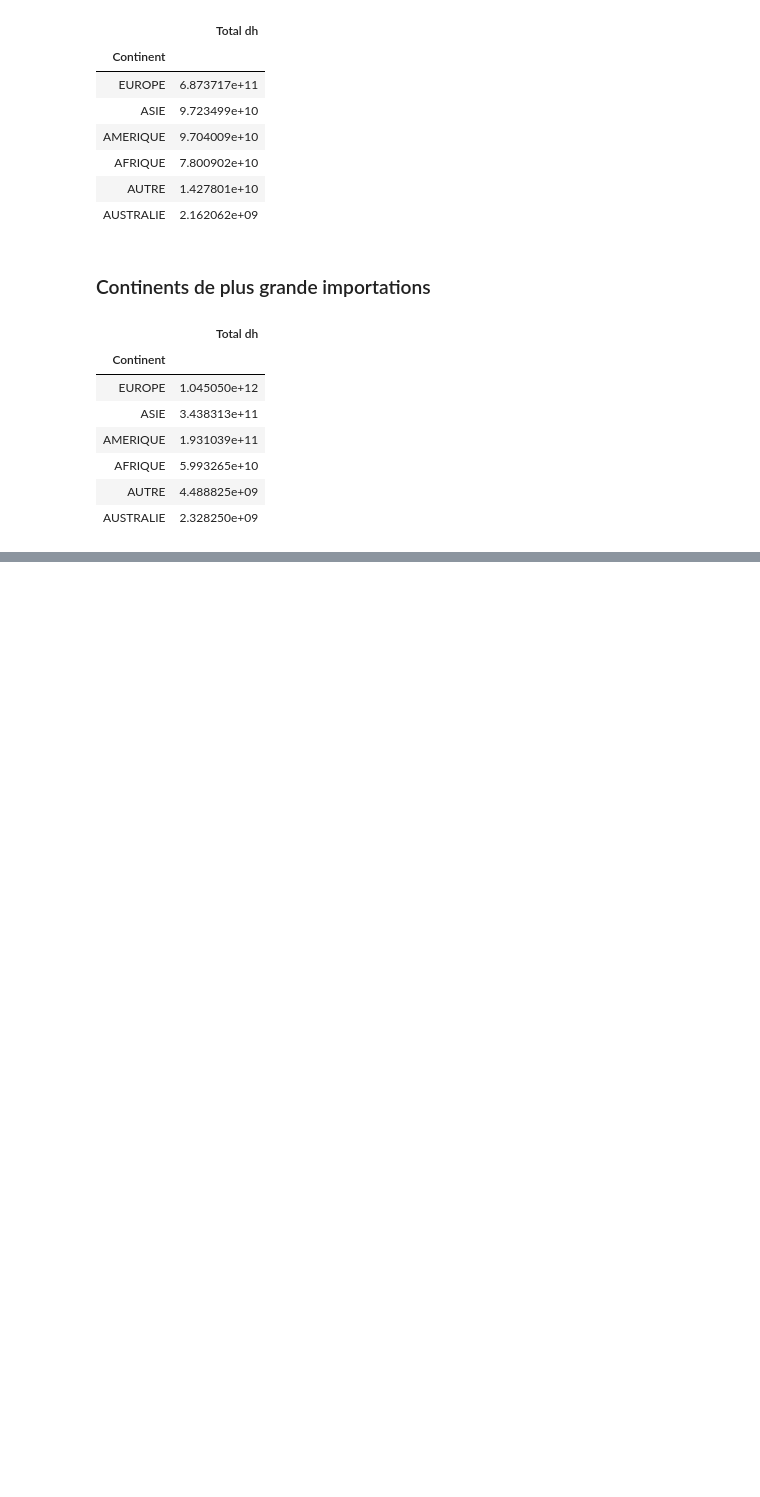
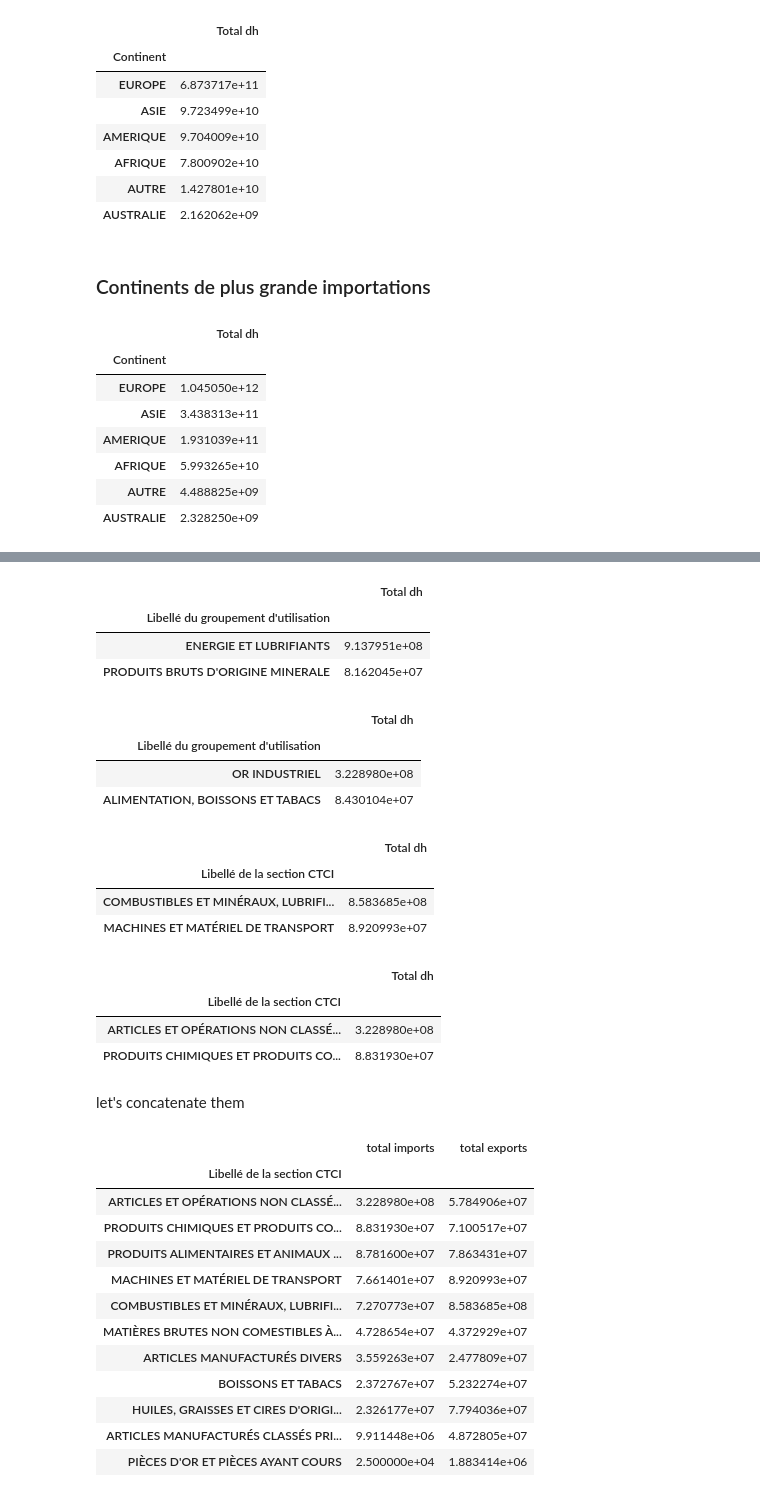
Before and after one commit to Hamid-abdellaoui/Morocco_Exchange_VIZ, a Jupyter notebook: Data/Data_prep.ipynb, the cells around one changed output, grey strips where cells are left out. Drawn from its saved outputs; the diff is of its cells as text; code cells hidden in the pictures; blank space fills up the shorter version.

Commit message:
updating nb , main app , styles and deleting useless data

```diff
--- a/Data/Data_prep.ipynb
+++ b/Data/Data_prep.ipynb
@@ -413,0 +373,7 @@ Export_total[(Export_total["Libellé du flux"]=="Importations CAF")].groupby(["C
+# %%
+continent_import =Export_total[(Export_total["Libellé du flux"] == "Importations CAF")].groupby(["Continent"]).mean().sort_values("Total dh", ascending=False)
+continent_export =Export_total[(Export_total["Libellé du flux"] == "Exportations FAB")].groupby(["Continent"]).mean().sort_values("Total dh", ascending=False)
+utilisation_import =Export_total[(Export_total["Libellé du flux"] == "Importations CAF")].groupby(["Libellé du groupement d'utilisation"]).mean().sort_values("Total dh", ascending=False)
+utilisation_export =Export_total[(Export_total["Libellé du flux"] == "Exportations FAB")].groupby(["Libellé du groupement d'utilisation"]).mean().sort_values("Total dh", ascending=False)
+section_export =Export_total[(Export_total["Libellé du flux"] == "Importations CAF")].groupby(["Libellé de la section CTCI"]).mean().sort_values("Total dh", ascending=False)
+section_import =Export_total[(Export_total["Libellé du flux"] == "Exportations FAB")].groupby(["Libellé de la section CTCI"]).mean().sort_values("Total dh", ascending=False)
@@ -413,0 +397,49 @@ Export_total[(Export_total["Libellé du flux"]=="Importations CAF")].groupby(["C
+# %%
+utilisation_import.head(2)
+# %% [output]
+|  | Total dh |
+| Libellé du groupement d'utilisation |  |
+| ENERGIE ET LUBRIFIANTS | 9.137951e+08 |
+| PRODUITS BRUTS D'ORIGINE MINERALE | 8.162045e+07 |
+# %%
+utilisation_export.head(2)
+# %% [output]
+|  | Total dh |
+| Libellé du groupement d'utilisation |  |
+| OR INDUSTRIEL | 3.228980e+08 |
+| ALIMENTATION, BOISSONS ET TABACS | 8.430104e+07 |
+# %%
+section_export.head(2)
+# %% [output]
+|  | Total dh |
+| Libellé de la section CTCI |  |
+| COMBUSTIBLES ET MINÉRAUX, LUBRIFI... | 8.583685e+08 |
+| MACHINES ET MATÉRIEL DE TRANSPORT | 8.920993e+07 |
+# %%
+section_import.head(2)
+# %% [output]
+|  | Total dh |
+| Libellé de la section CTCI |  |
+| ARTICLES ET OPÉRATIONS NON CLASSÉ... | 3.228980e+08 |
+| PRODUITS CHIMIQUES ET PRODUITS CO... | 8.831930e+07 |
+# %% [markdown]
+let's concatenate them
+# %%
+sections=df = pd.DataFrame()
+sections['total imports']=section_import['Total dh']
+sections['total exports']=section_export['Total dh']
+sections
+# %% [output]
+|  | total imports | total exports |
+| Libellé de la section CTCI |  |  |
+| ARTICLES ET OPÉRATIONS NON CLASSÉ... | 3.228980e+08 | 5.784906e+07 |
+| PRODUITS CHIMIQUES ET PRODUITS CO... | 8.831930e+07 | 7.100517e+07 |
+| PRODUITS ALIMENTAIRES ET ANIMAUX ... | 8.781600e+07 | 7.863431e+07 |
+| MACHINES ET MATÉRIEL DE TRANSPORT | 7.661401e+07 | 8.920993e+07 |
+| COMBUSTIBLES ET MINÉRAUX, LUBRIFI... | 7.270773e+07 | 8.583685e+08 |
+| MATIÈRES BRUTES NON COMESTIBLES À... | 4.728654e+07 | 4.372929e+07 |
+| ARTICLES MANUFACTURÉS DIVERS | 3.559263e+07 | 2.477809e+07 |
+| BOISSONS ET TABACS | 2.372767e+07 | 5.232274e+07 |
+| HUILES, GRAISSES ET CIRES D'ORIGI... | 2.326177e+07 | 7.794036e+07 |
+| ARTICLES MANUFACTURÉS CLASSÉS PRI... | 9.911448e+06 | 4.872805e+07 |
+| PIÈCES D'OR ET PIÈCES AYANT COURS | 2.500000e+04 | 1.883414e+06 |
```
Also changed, not shown: parts of 60 cells of this notebook, 6 other files.
